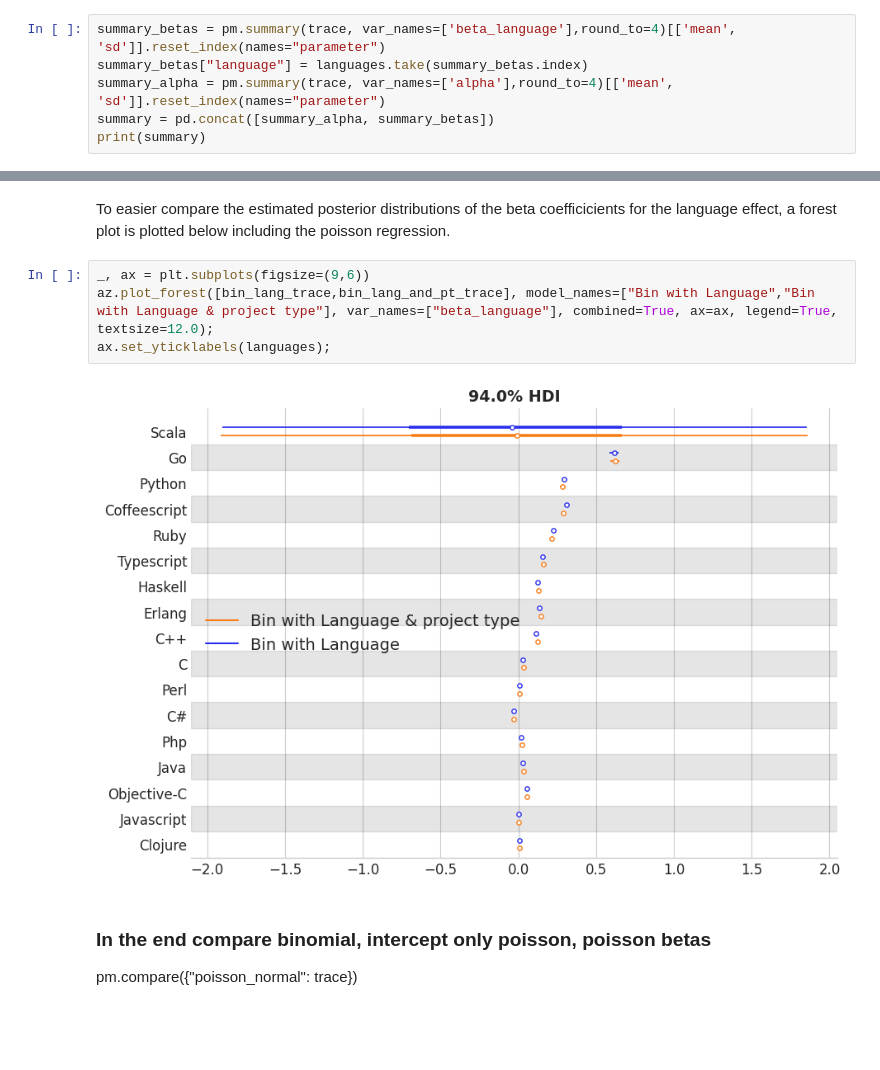
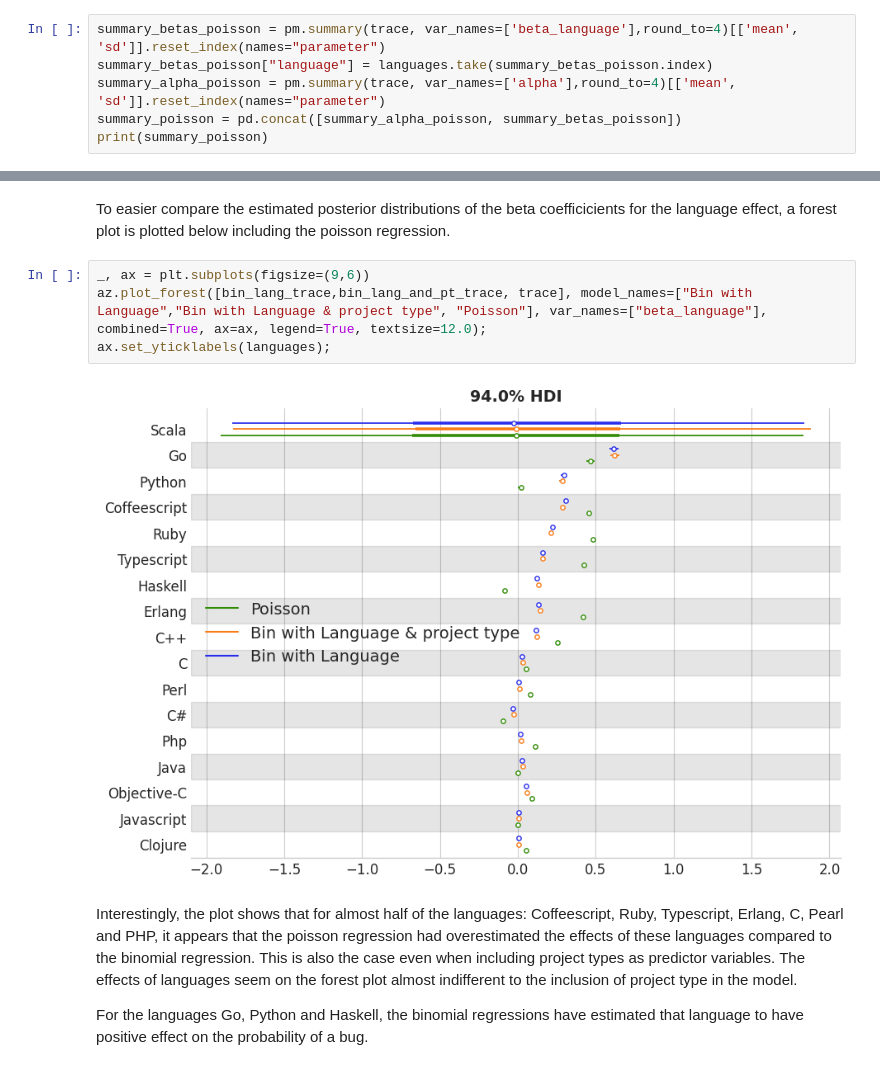
Before and after one commit to ah140797/PPExam24, a Jupyter notebook: h1_1.ipynb, the cells around one changed output, grey strips where cells are left out. Cells and saved outputs as stored; diff of their text form; blank space fills up the shorter version.

Commit message:
done - almost cleaned ;)

```diff
--- a/h1_1.ipynb
+++ b/h1_1.ipynb
@@ -326,11 +326,11 @@ pm.plot_trace(trace, var_names=['alpha', "beta_language"]);
 # %% [markdown]
 Below the $\mu$ and $\sigma$ inspected from the posterior distributions of the **$\beta$** and $\alpha$. The prior $\mu=6$ is now reduced to $\mu=4.97893$ with a high confidence shown by the $\sigma=0.0131$. This shows that the average number of bugs was overestimated by the prior, but also that the sampling was able to estimate it with high accuracy. Similarly, all the $\beta_l$ except for the $\beta_0$ has very small standard deviations. This also indicates the confidence of the estimated distributions. The $\mu$ of the $\beta$ distributions show different effects of some languages over the others, but all fall within the small range of $(-0.0981,0.4820)$. Especially the negative effects are notably very close to 0, whereas the largest value $\mu$ for $\beta_4=0.4820$, which indicates a positive correlation between this particular language and the number of bugs. These differences are also seen below in forest plot.
 # %%
-summary_betas = pm.summary(trace, var_names=['beta_language'],round_to=4)[['mean', 'sd']].reset_index(names="parameter")
-summary_betas["language"] = languages.take(summary_betas.index)
-summary_alpha = pm.summary(trace, var_names=['alpha'],round_to=4)[['mean', 'sd']].reset_index(names="parameter")
-summary = pd.concat([summary_alpha, summary_betas])
-print(summary)
+summary_betas_poisson = pm.summary(trace, var_names=['beta_language'],round_to=4)[['mean', 'sd']].reset_index(names="parameter")
+summary_betas_poisson["language"] = languages.take(summary_betas_poisson.index)
+summary_alpha_poisson = pm.summary(trace, var_names=['alpha'],round_to=4)[['mean', 'sd']].reset_index(names="parameter")
+summary_poisson = pd.concat([summary_alpha_poisson, summary_betas_poisson])
+print(summary_poisson)
 # %% [output]
             parameter    mean      sd      language
 0               alpha  4.7893  0.0131           NaN
@@ -733,10 +789,11 @@ pm.plot_trace(bin_lang_and_pt_trace, var_names=['alpha', "beta_project_type", "b
 To easier compare the estimated posterior distributions of the beta coefficicients for the language effect, a forest plot is plotted below including the poisson regression.
 # %%
 _, ax = plt.subplots(figsize=(9,6))
-az.plot_forest([bin_lang_trace,bin_lang_and_pt_trace], model_names=["Bin with Language","Bin with Language & project type"], var_names=["beta_language"], combined=True, ax=ax, legend=True, textsize=12.0);
+az.plot_forest([bin_lang_trace,bin_lang_and_pt_trace, trace], model_names=["Bin with Language","Bin with Language & project type", "Poisson"], var_names=["beta_language"], combined=True, ax=ax, legend=True, textsize=12.0);
 ax.set_yticklabels(languages);
 # %% [output]
-[figure, old version]
+[figure, new version]
-# %% [markdown]
-### In the end compare binomial, intercept only poisson, poisson betas
-pm.compare({"poisson_normal": trace})
+# %% [markdown]
+Interestingly, the plot shows that for almost half of the languages: Coffeescript, Ruby, Typescript, Erlang, C, Pearl and PHP, it appears that the poisson regression had overestimated the effects of these languages compared to the binomial regression. This is also the case even when including project types as predictor variables. The effects of languages seem on the forest plot almost indifferent to the inclusion of project type in the model.
+
+For the languages Go, Python and Haskell, the binomial regressions have estimated that language to have positive effect on the probability of a bug.
```
Also changed, not shown: parts of 17 cells of this notebook.
